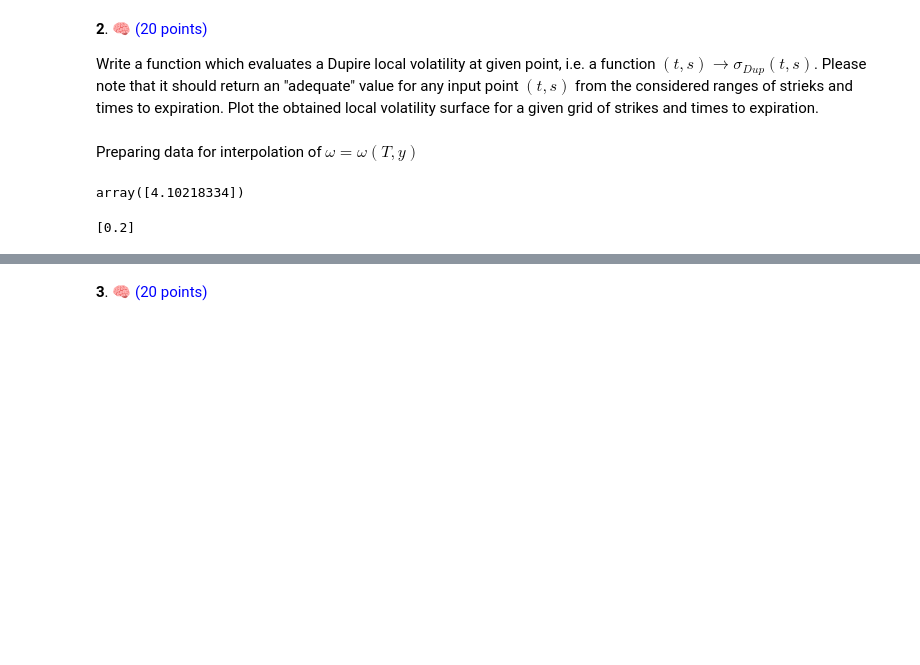
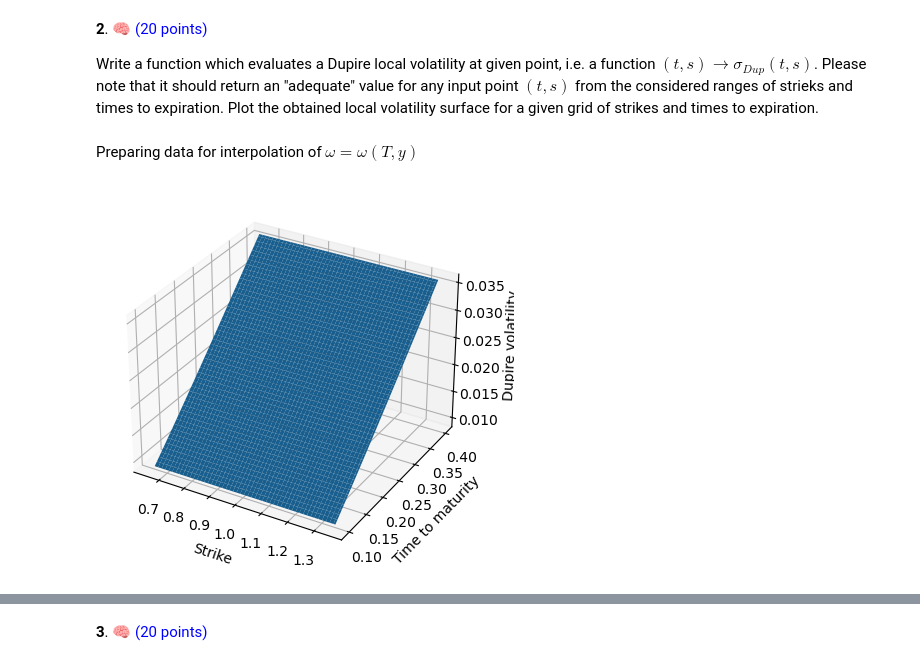
Before and after one commit to VsevolodZaostrovsky/-StochasticVolatilityModels, a Jupyter notebook: Homeworks/Lab 1.ipynb, the cells around one changed output, grey strips where cells are left out. Saved outputs shown, nothing was run; the diff lists cells and outputs as text; code cells hidden in the pictures; blank space fills up the shorter version.

```diff
--- a/Homeworks/Lab 1.ipynb
+++ b/Homeworks/Lab 1.ipynb
@@ -270,3 +270,19 @@ wInter = SmoothBivariateSpline(df["y"], df["expiration"], df["omega"])
+# %%
+fig = plt.figure()
+ax = fig.add_subplot(111, projection='3d')
+
+X3 = np.linspace(0.65, 1.35, 100)
+Y3 = np.linspace(0.1, 0.4, 100)
+X3, Y3 = np.meshgrid(X3, Y3)
+Z3 = wInter(Y3, X3, grid=False)
+
+ax.set_xlabel('Strike')
+ax.set_ylabel('Time to maturity')
+ax.set_zlabel('Dupire volatility')
+ax.plot_surface(X3, Y3, Z3)
+plt.show()
+# %% [output]
+[figure, added]
 # %%
 kmin = df["strike"].min()
 kmax = df["strike"].max()
@@ -294,15 +323,3 @@ def local_voaltility(t: np.array, k: np.array) -> np.array:
-# %%
-K1 = np.array([1.])
-T1 = np.array([0.25])
-
-local_voaltility(K1, T1)
-# %% [output]
-array([4.10218334])
-# %%
-T1[T1 > 0.5] = 2
-print(T1)
-# %% [output]
-[0.2]
 # %%
 fig = plt.figure()
 ax = fig.add_subplot(111, projection='3d')
```
Also changed, not shown: parts of 3 cells of this notebook.
